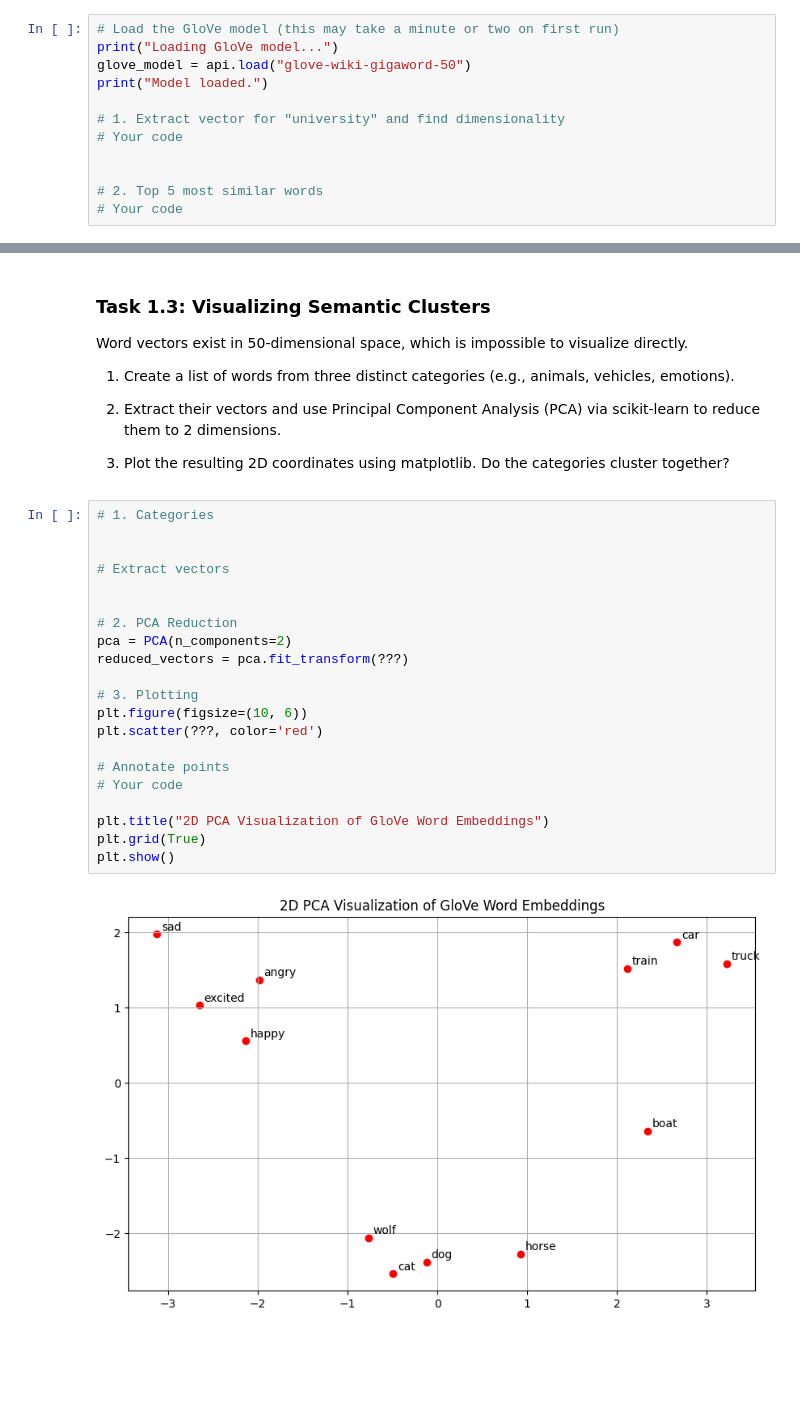
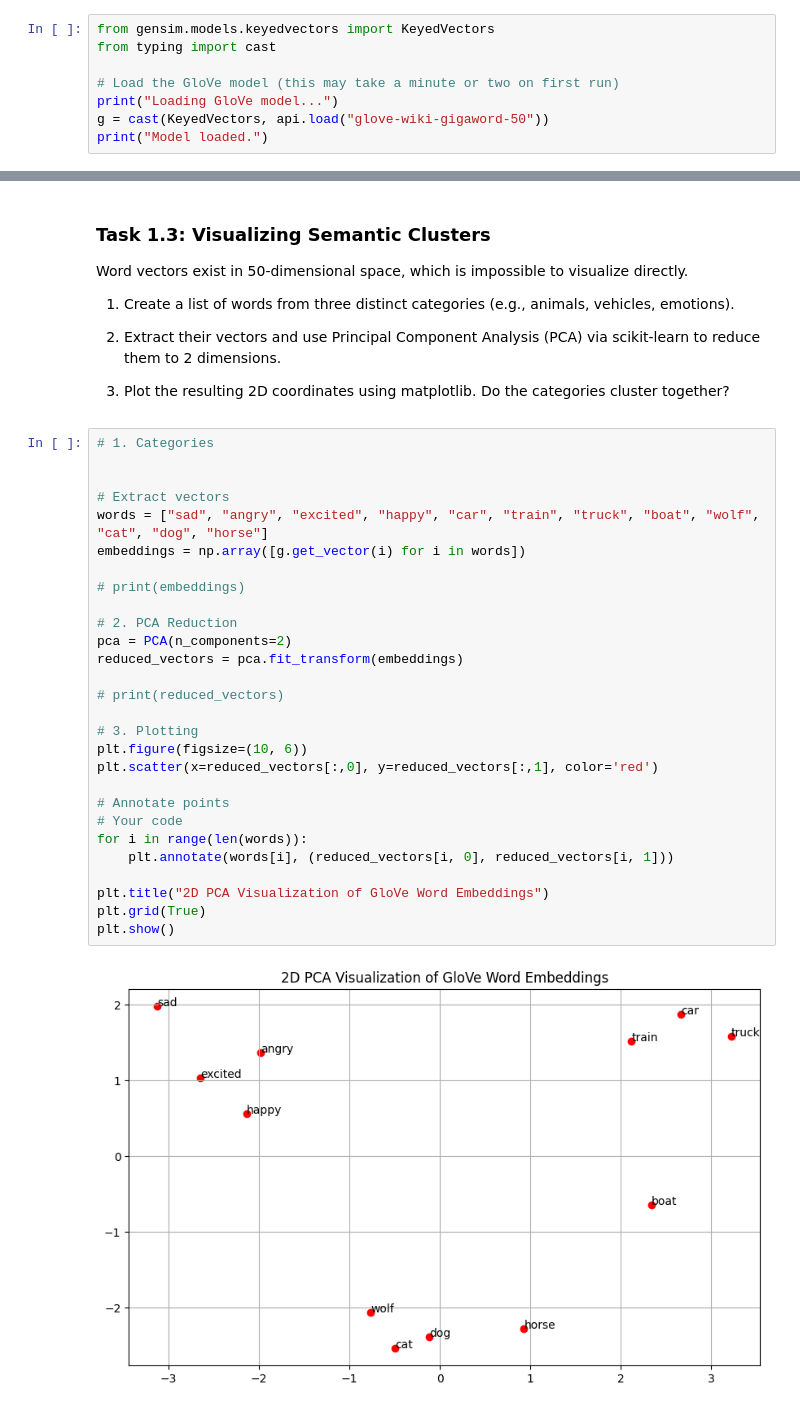
Before and after one commit to Yavonix/learning-ml-rl, a Jupyter notebook: deep-learning-notes/wk_07/homework_7_Embedding.ipynb, the cells around one changed output, grey strips where cells are left out. Saved outputs shown, nothing was run; the diff lists cells and outputs as text; blank space fills up the shorter version.

```diff
--- a/deep-learning-notes/wk_07/homework_7_Embedding.ipynb
+++ b/deep-learning-notes/wk_07/homework_7_Embedding.ipynb
@@ -31,16 +31,12 @@ Using the gensim.downloader API, load the glove-wiki-gigaword-50 dataset (a ligh
 
 2. Use the model's built-in methods to find the top 5 most similar words to "data" and "python".
 # %%
+from gensim.models.keyedvectors import KeyedVectors
+from typing import cast
+
 # Load the GloVe model (this may take a minute or two on first run)
 print("Loading GloVe model...")
-glove_model = api.load("glove-wiki-gigaword-50")
+g = cast(KeyedVectors, api.load("glove-wiki-gigaword-50"))
 print("Model loaded.")
-
-# 1. Extract vector for "university" and find dimensionality
-# Your code
-
-
-# 2. Top 5 most similar words
-# Your code
 # %% [output]
 Loading GloVe model...
@@ -110,23 +123,30 @@ Word vectors exist in 50-dimensional space, which is impossible to visualize dir
 # %%
 # 1. Categories
 
 
 # Extract vectors
+words = ["sad", "angry", "excited", "happy", "car", "train", "truck", "boat", "wolf", "cat", "dog", "horse"]
+embeddings = np.array([g.get_vector(i) for i in words])
 
+# print(embeddings)
 
 # 2. PCA Reduction
 pca = PCA(n_components=2)
-reduced_vectors = pca.fit_transform(???)
+reduced_vectors = pca.fit_transform(embeddings)
+
+# print(reduced_vectors)
 
 # 3. Plotting
 plt.figure(figsize=(10, 6))
-plt.scatter(???, color='red')
+plt.scatter(x=reduced_vectors[:,0], y=reduced_vectors[:,1], color='red')
 
 # Annotate points
 # Your code
+for i in range(len(words)):
+    plt.annotate(words[i], (reduced_vectors[i, 0], reduced_vectors[i, 1]))
 
 plt.title("2D PCA Visualization of GloVe Word Embeddings")
 plt.grid(True)
 plt.show()
 # %% [output]
-[figure, old version]
+[figure, new version]
```
Also changed, not shown: parts of 4 cells of this notebook, 11 other files.
